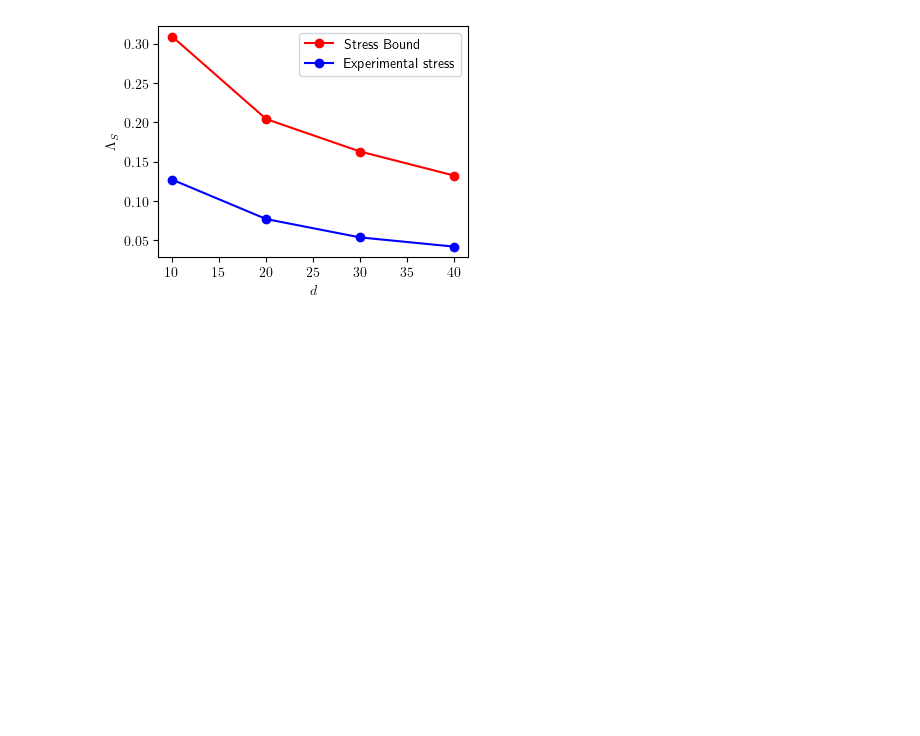
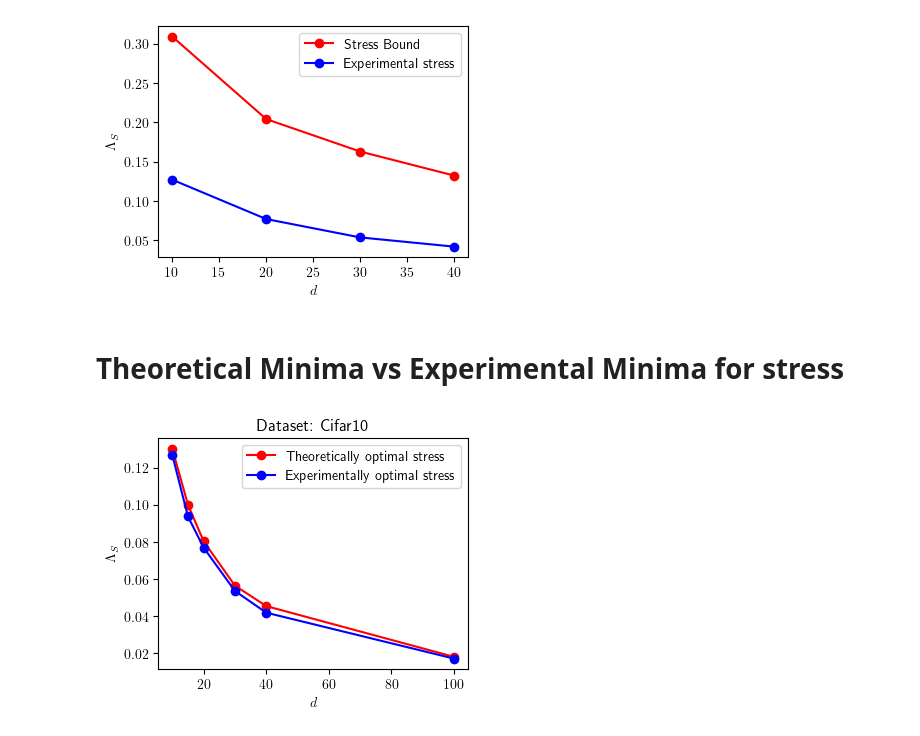
Before and after one commit to S3-Lab-IIT/DiffRed, a Jupyter notebook: Experiments/dimensionality_reduction_metrics/make_plots.ipynb, the cells around one changed output. Drawn from its saved outputs; the diff is of its cells as text; code cells hidden in the pictures; blank space fills up the shorter version.

Commit message:
Added plots for choice of k1,k2

```diff
--- a/Experiments/dimensionality_reduction_metrics/make_plots.ipynb
+++ b/Experiments/dimensionality_reduction_metrics/make_plots.ipynb
@@ -574,3 +574,21 @@ plt.show()
 plt.close()
 # %% [output]
 [figure]
+# %% [markdown]
+# Theoretical Minima vs Experimental Minima for stress
+# %%
+target_dims=[10,15,20,30,40,100]
+th_min=[0.130287,0.100129, 0.080418, 0.056502,0.045487,0.018134 ]
+exp_min=[0.127005,0.093779,0.076988,0.053645,0.041934,0.017179]
+# %%
+plt.figure(figsize=(4,3))
+plt.plot(target_dims, th_min, label='Theoretically optimal stress', color='red', marker='o', markersize=6, linestyle='-')
+plt.plot(target_dims, exp_min, label='Experimentally optimal stress', color='blue', marker='o', markersize=6, linestyle='-')
+plt.xlabel(r'$d$')
+plt.ylabel(r'$\Lambda_{S}$')
+plt.title('Dataset: Cifar10')
+plt.legend()
+plt.show()
+plt.close()
+# %% [output]
+[figure, added]
```
